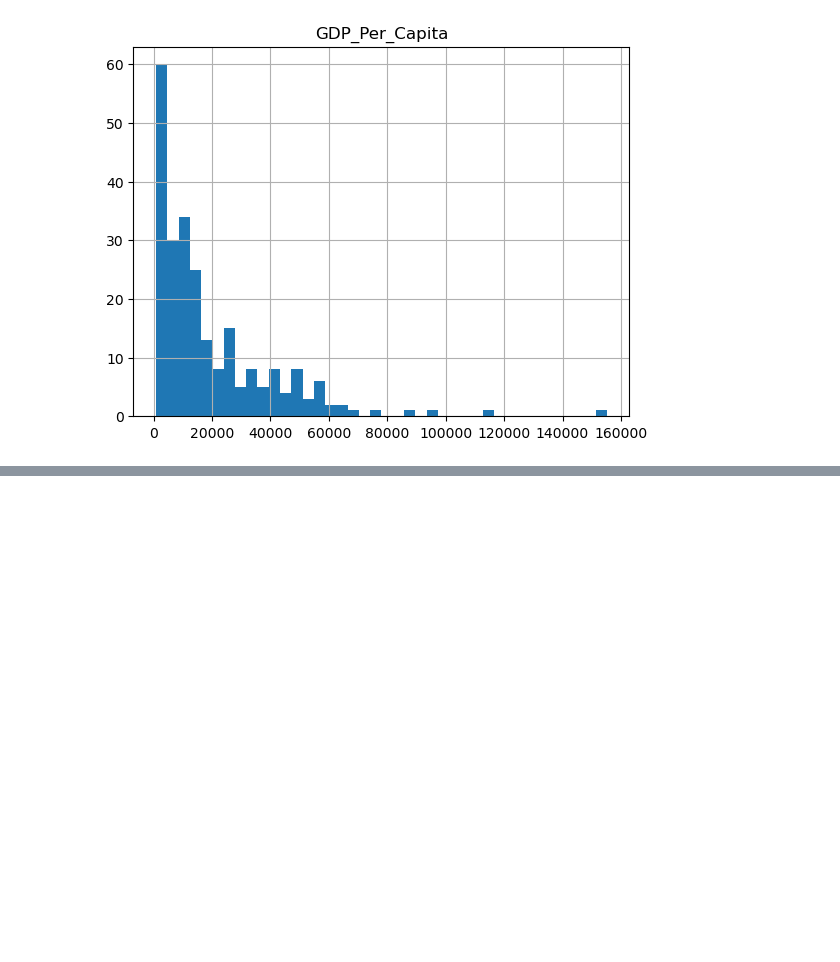
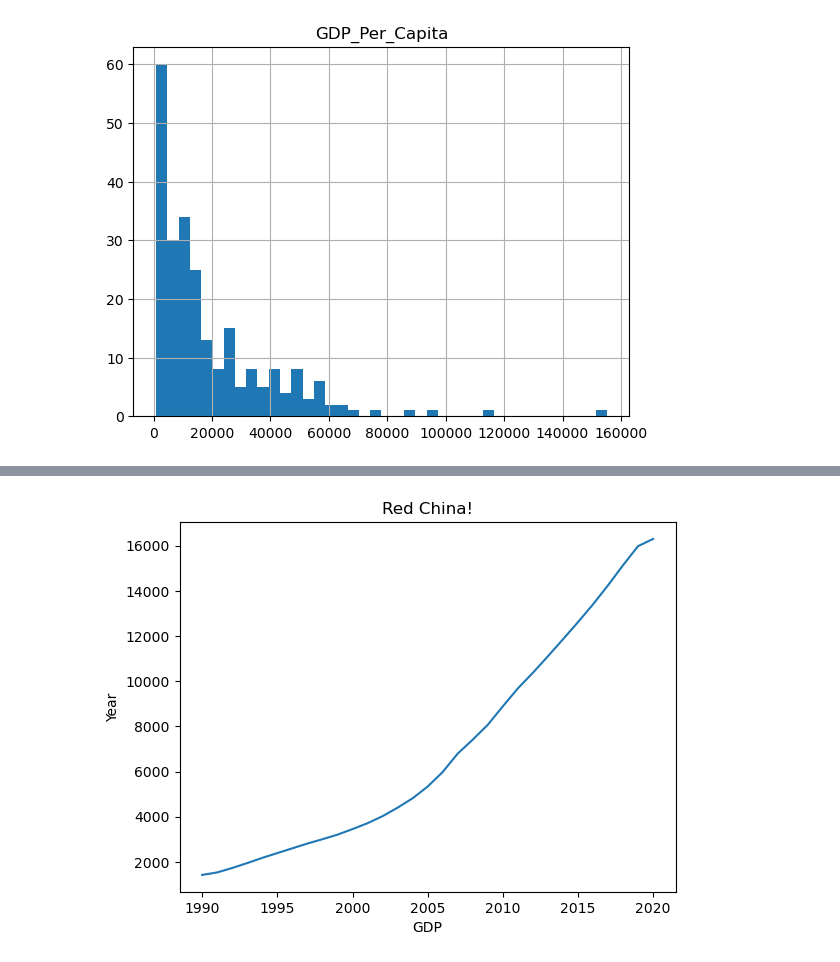
Before and after one commit to nss-data-science-cohort-7/un-exploration-michaeltatarjr, a Jupyter notebook: notebook/UN_Data_Exploration.ipynb, the cells around one changed output, grey strips where cells are left out. Saved outputs shown, nothing was run; the diff lists cells and outputs as text; code cells hidden in the pictures; blank space fills up the shorter version.

```diff
--- a/notebook/UN_Data_Exploration.ipynb
+++ b/notebook/UN_Data_Exploration.ipynb
@@ -275,0 +398,3 @@ ValueError: No axis named GDP_Per_Capita for object type DataFrame
+# %%
+China_df = gdp_df[gdp_df['Country'] == 'China']
+China_df
@@ -275,0 +419,8 @@ ValueError: No axis named GDP_Per_Capita for object type DataFrame
+# %%
+plt.plot(China_df['Year'], China_df['GDP_Per_Capita'], label='China')
+plt.xlabel('GDP')
+plt.ylabel('Year')
+plt.title('Red China!')
+plt.show()
+# %% [output]
+[figure, added]
```
Also changed, not shown: parts of 45 cells of this notebook.
